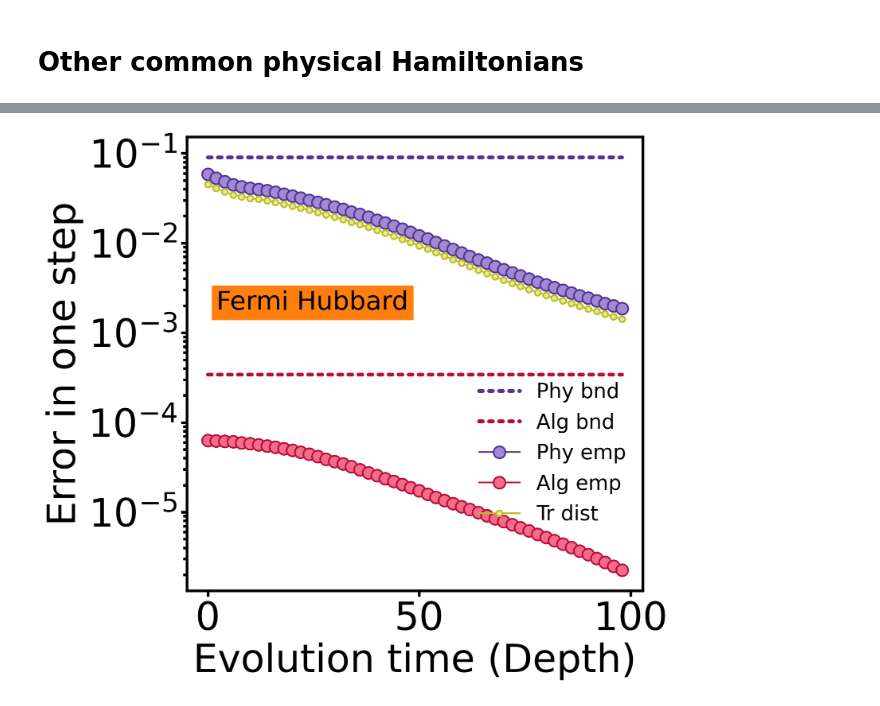
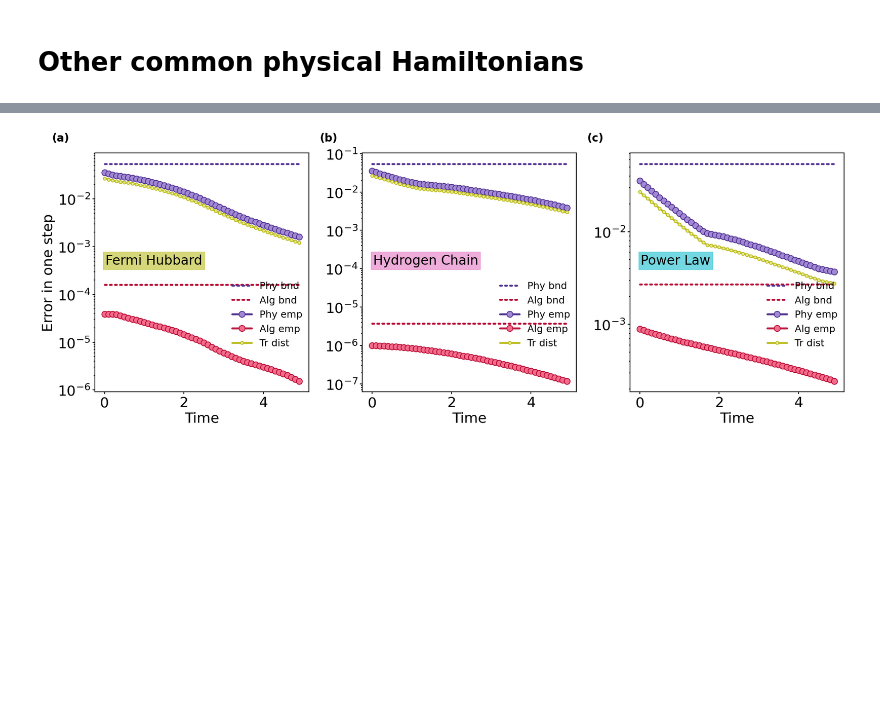
Before and after one commit to dzzxzl/Noisy-Trotter-Simulation, a Jupyter notebook: hamiltonians.ipynb, the cells around one changed output, grey strips where cells are left out. Saved outputs shown, nothing was run; the diff lists cells and outputs as text; code cells hidden in the pictures; blank space fills up the shorter version.

```diff
--- a/hamiltonians.ipynb
+++ b/hamiltonians.ipynb
@@ -230,49 +110,76 @@ print(plus_data.tr_dist_list[:5])
 # %%
-fig, ax = plt.subplots(1, 1, figsize=(9, 8))
+from quantum_simulation_recipe.plot_config import *
 
-n = 10
+# set format
+good_color_cycle = ['#9467bdFF', '#2ca02cFF', '#d62728FF', '#1f77b4FF', '#ff7f0eFF', '#8c564bFF', '#e377c2FF', '#7f7f7fFF', '#bcbd22FF', '#17becfFF']
+set_color_cycle(good_color_cycle)
+set_fontsize(medium=MEDIUM_SIZE, large=LARGE_SIZE+2, linewidth=1.5)
+
+plt.rc('legend', fontsize=MEDIUM_SIZE)
+
+mpl.rcParams['savefig.transparent'] = True
+mpl.rcParams['axes.grid'] = False
+mpl.rcParams['font.family'] = 'sans-serif'
+mpl.rcParams['legend.frameon'] = False
+
+fig, ax = plt.subplots(1, 3, figsize=(21, 8))
+
+# set parameters and data
+n = 6
+t = 5
 r = 100
-# model = 'hydrogen_chain'
-model = 'fermi_hubbard'
-# model = 'power_law'
+data_all = data_physical_models
 
-data_plot = np.load(f'./data/physical_models_n={n}.npy', allow_pickle=True).item()[model]
+# set model names and tag names
+model_list = ['fermi_hubbard', 'hydrogen_chain', 'power_law']
+tag_list = ['Fermi Hubbard', 'Hydrogen Chain', 'Power Law']
 
+# set color
+gd_idx = 8
+gc = GradColors(10)
+cm_phy, cm_alg, cm_tot = gc.purple, gc.red, gc.green
+tag_colors = ['#bcbd22FF', '#e377c2FF', '#17becfFF']
+approx_color = [good_color_cycle[-2], good_color_cycle[4]]
+phy_plot_color, alg_plot_color, tot_plot_color = cm_phy(gd_idx), cm_alg(gd_idx-1), cm_tot(gd_idx)
+
+# set style
 lw_wide = 3.5
 
-gc = GradColors(10)
-cm_phy, cm_alg, cm_tot = gc.purple, gc.red, gc.green
-
-approx_color = [good_color_cycle[-2], good_color_cycle[4]]
-
-gd_idx = 8
-
+# set time data and number of points
 plot_num = 50
 every_k_points = r // plot_num
+t_list = np.arange(r) * t/r
 
-width_0 = 1.5
+# plot data
+for i, model_name in enumerate(model_list):
 
-phy_plot_color, alg_plot_color, tot_plot_color = cm_phy(gd_idx), cm_alg(gd_idx-1), cm_tot(gd_idx)
+    data_plot = data_all[model_name]
 
-plot_evo(ax, np.arange(r)[::every_k_points], data_plot['phy_bnd'][::every_k_points], ':', label=f'Phy bnd', c=phy_plot_color, lw=lw_wide)
+    plot_evo(ax[i], t_list[::every_k_points], data_plot['phy_bnd'][::every_k_points], ':', label=f'Phy bnd', c=phy_plot_color, lw=lw_wide)
 
-plot_evo(ax, np.arange(r)[::every_k_points], data_plot['alg_bnd'][::every_k_points], ':', label=f'Alg bnd', c=alg_plot_color, lw=lw_wide)
+    plot_evo(ax[i], t_list[::every_k_points], data_plot['alg_bnd'][::every_k_points], ':', label=f'Alg bnd', c=alg_plot_color, lw=lw_wide)
 
-# plot_evo(ax, np.arange(r)[::every_k_points], 0.5*np.array(plus_data.phy_err_list[::every_k_points]), 'o-', label=f'Phy emp', c=phy_plot_color, lw=width_idx)
-plot_evo(ax, np.arange(r)[::every_k_points], data_plot['phy'][::every_k_points], 'o-', label=f'Phy emp', c=phy_plot_color, lw=width_0)
-plot_evo(ax, np.arange(r)[::every_k_points], data_plot['alg'][::every_k_points], 'o-', label=f'Alg emp', c=alg_plot_color, lw=width_0)
-plot_evo(ax, np.arange(r)[::every_k_points], data_plot['tr_dist'][::every_k_points], '.-', label=f'Tr dist', c=approx_color[0], lw=width_0)
+    # plot_evo(ax[i], t_list[::every_k_points], 0.5*np.array(plus_data.phy_err_list[::every_k_points]), 'o-', label=f'Phy emp', c=phy_plot_color, lw=width_idx)
+    plot_evo(ax[i], t_list[::every_k_points], data_plot['phy'][::every_k_points], 'o-', label=f'Phy emp', c=phy_plot_color, lw=lw_wide)
+    plot_evo(ax[i], t_list[::every_k_points], data_plot['alg'][::every_k_points], 'o-', label=f'Alg emp', c=alg_plot_color, lw=lw_wide)
+    plot_evo(ax[i], t_list[::every_k_points], data_plot['tr_dist'][::every_k_points], '.-', label=f'Tr dist', c=approx_color[0], lw=lw_wide)
 
-ax.set_yscale('log')
+    ax[i].set_yscale('log')
 
-ax.set_xlabel(r'Evolution time (Depth)')
-ax.set_ylabel(r'Error in one step')
-ax.legend(loc='upper left', bbox_to_anchor=(0.6, 0.5))
+    ax[i].legend(loc='upper left', bbox_to_anchor=(0.6, 0.5))
+    # ax[i].legend(loc='lower left')
 
-fig.text(0.3, 0.65, 'Fermi Hubbard', color='black', bbox=dict(facecolor=good_color_cycle[4], alpha=1, edgecolor=good_color_cycle[4]), fontsize=LARGE_SIZE, ha='left', va='bottom')
-# fig.text(0.3, 0.65, 'Hydrogen Chain', color='black', bbox=dict(facecolor=good_color_cycle[4], alpha=1, edgecolor=good_color_cycle[4]), fontsize=LARGE_SIZE, ha='left', va='bottom')
-# fig.text(0.3, 0.45, 'Power Law', color='black', bbox=dict(facecolor=good_color_cycle[4], alpha=1, edgecolor=good_color_cycle[4]), fontsize=LARGE_SIZE, ha='left', va='bottom')
+    bbox_props = dict(facecolor=tag_colors[i], alpha=.6, edgecolor=tag_colors[i])
 
-fig.savefig(f'{fig_dir}/decay_plot_{model}_n={n}.pdf', bbox_inches='tight')
+    # ax[i].text(0.3, 0.65, tag_list[i], color='black', bbox=dict(facecolor=tag_colors[i], alpha=.6, edgecolor=tag_colors[i]), fontsize=LARGE_SIZE, ha='left', va='bottom')
+
+    ax[i].annotate(tag_list[i], xy=(0.05, 0.55), xycoords='axes fraction', fontsize=LARGE_SIZE, ha='left', va='center', bbox=bbox_props)
+    ax[i].text(-.2, 1.05, ['(a)', '(b)', '(c)'][i], size=20, transform=ax[i].transAxes, weight='bold')
+
+    ax[i].set_xlabel(r'Time')
+
+ax[0].set_ylabel(r'Error in one step')
+
+fig.savefig(f'figs/decay_plot_n={n}.pdf', bbox_inches='tight')
 # %% [output]
-[figure, old version]
+[figure, new version]
```
Also changed, not shown: parts of 15 cells of this notebook, 15 other files.
